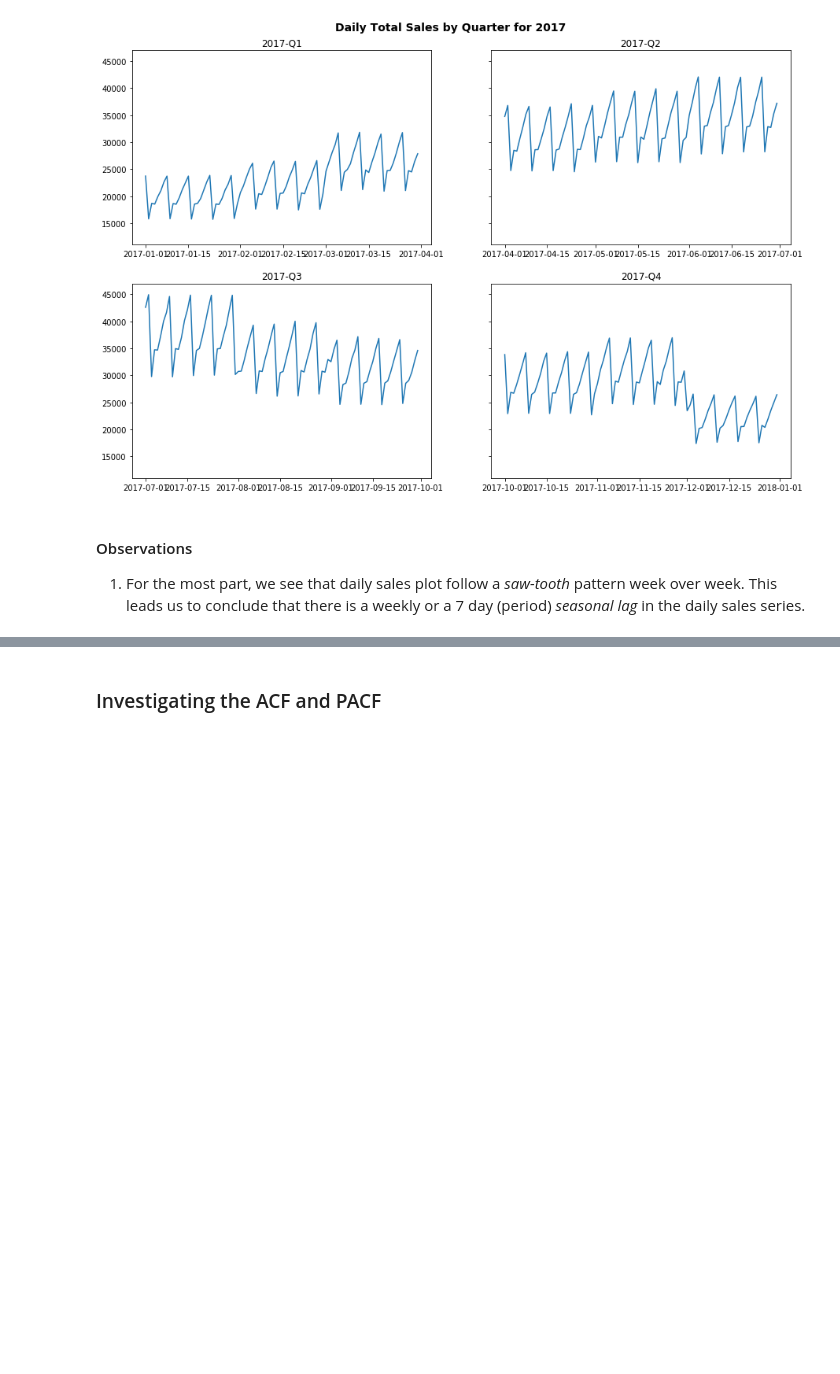
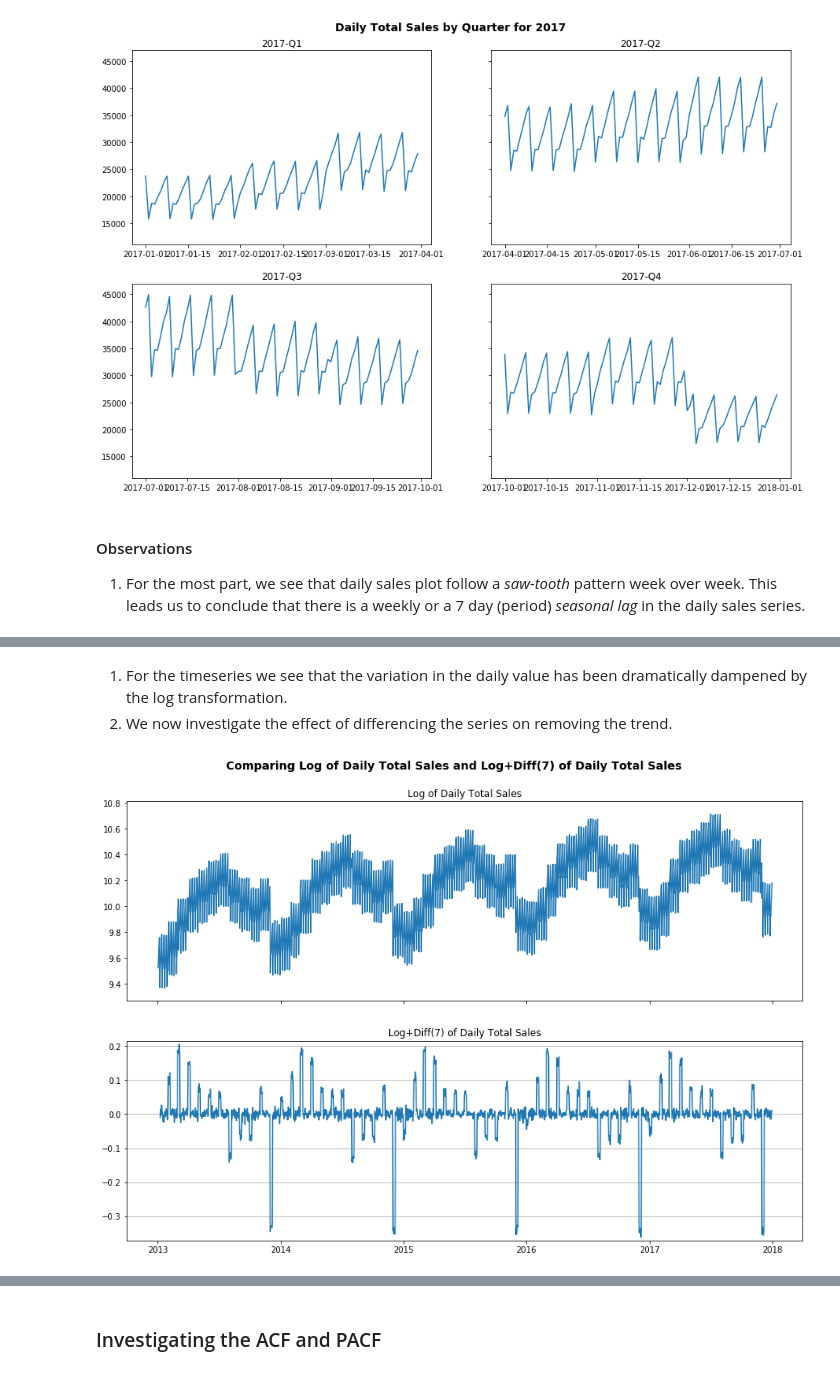
Before and after one commit to sanjeevgadre/Kaggle-Time-Series, a Jupyter notebook: EDA.ipynb, the cells around one changed output, grey strips where cells are left out. Saved outputs shown, nothing was run; the diff lists cells and outputs as text; code cells hidden in the pictures; blank space fills up the shorter version.

```diff
--- a/EDA.ipynb
+++ b/EDA.ipynb
@@ -349,0 +337,23 @@ Critical Values:
+# %% [markdown]
+<ol>
+    <li>For the timeseries we see that the variation in the daily value has been dramatically dampened by the log transformation.
+    <li>We now investigate the effect of differencing the series on removing the trend.
+</ol>
+# %%
+dailysales_all_log_diff = np.log(dailysales_all).diff(7)
+
+fig, ax = plt.subplots(nrows = 2, figsize = (15, 10), sharex = True)
+plt.suptitle('Comparing Log of Daily Total Sales and Log+Diff(7) of Daily Total Sales',
+             x = 0.5, y = 0.95, fontsize = 14, fontweight = 'bold')
+
+ax[0].plot(dailysales_all_log)
+ax[0].set_title('Log of Daily Total Sales')
+ax[0].set_ylim((dailysales_all_log.min() - 0.1, dailysales_all_log.max() + 0.1))
+ax[1].plot(dailysales_all_log_diff)
+ax[1].set_title('Log+Diff(7) of Daily Total Sales')
+ax[1].set_ylim((dailysales_all_log_diff.min() - 0.01, dailysales_all_log_diff.max() + 0.01))
+plt.grid(b = True, axis = 'y')
+
+plt.show()
+# %% [output]
+[figure, added]
```
Also changed, not shown: parts of 12 cells of this notebook.
